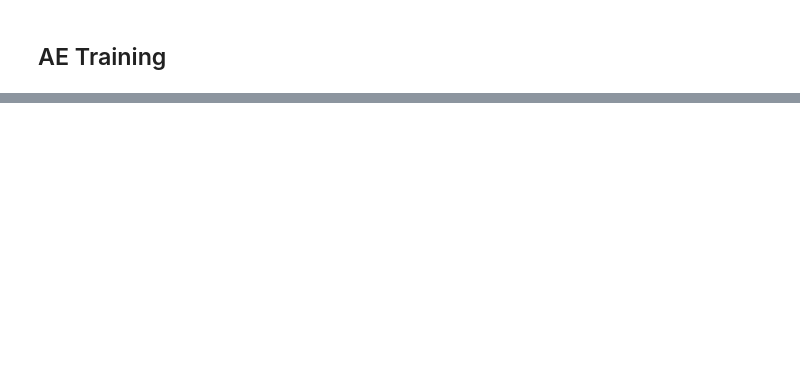
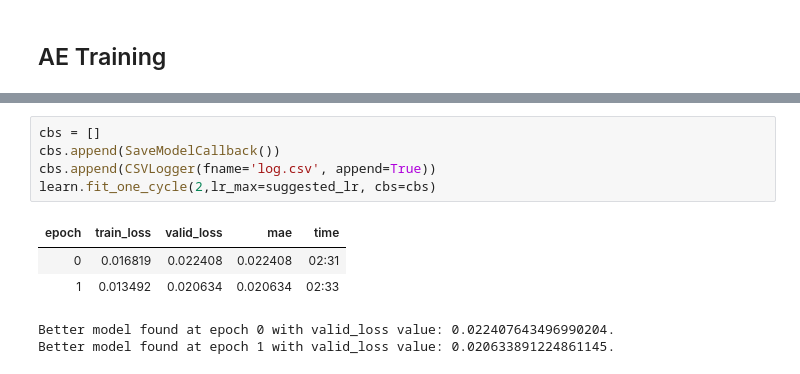
Before and after one commit to antmaio/FrechetMotionDistance, a Jupyter notebook: FGD_Conv2d.ipynb, the cells around one changed output, grey strips where cells are left out. Drawn from its saved outputs; the diff is of its cells as text; blank space fills up the shorter version.

```diff
--- a/FGD_Conv2d.ipynb
+++ b/FGD_Conv2d.ipynb
@@ -478,0 +491,11 @@ FlattenedLoss of CrossEntropyLoss()
+# %%
+cbs = []
+cbs.append(SaveModelCallback())
+cbs.append(CSVLogger(fname='log.csv', append=True))
+learn.fit_one_cycle(2,lr_max=suggested_lr, cbs=cbs)
+# %% [output]
+| epoch | train_loss | valid_loss | mae | time |
+| 0 | 0.016819 | 0.022408 | 0.022408 | 02:31 |
+| 1 | 0.013492 | 0.020634 | 0.020634 | 02:33 |
+Better model found at epoch 0 with valid_loss value: 0.022407643496990204.
+Better model found at epoch 1 with valid_loss value: 0.020633891224861145.
```
Also changed, not shown: parts of 17 cells of this notebook, 1 other file.
